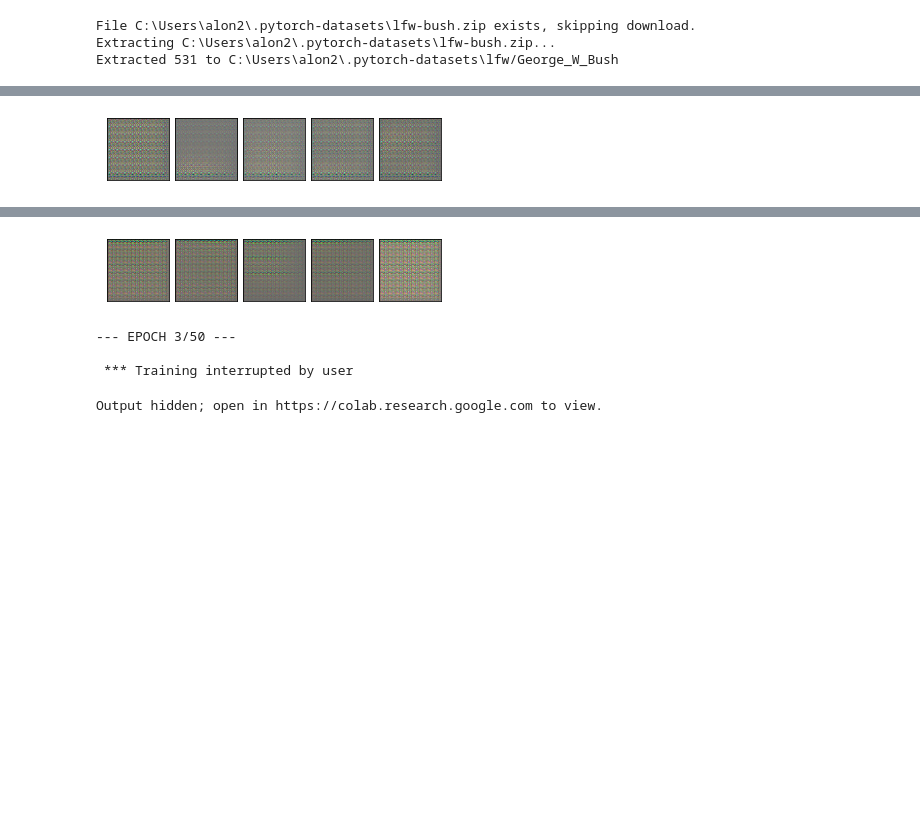
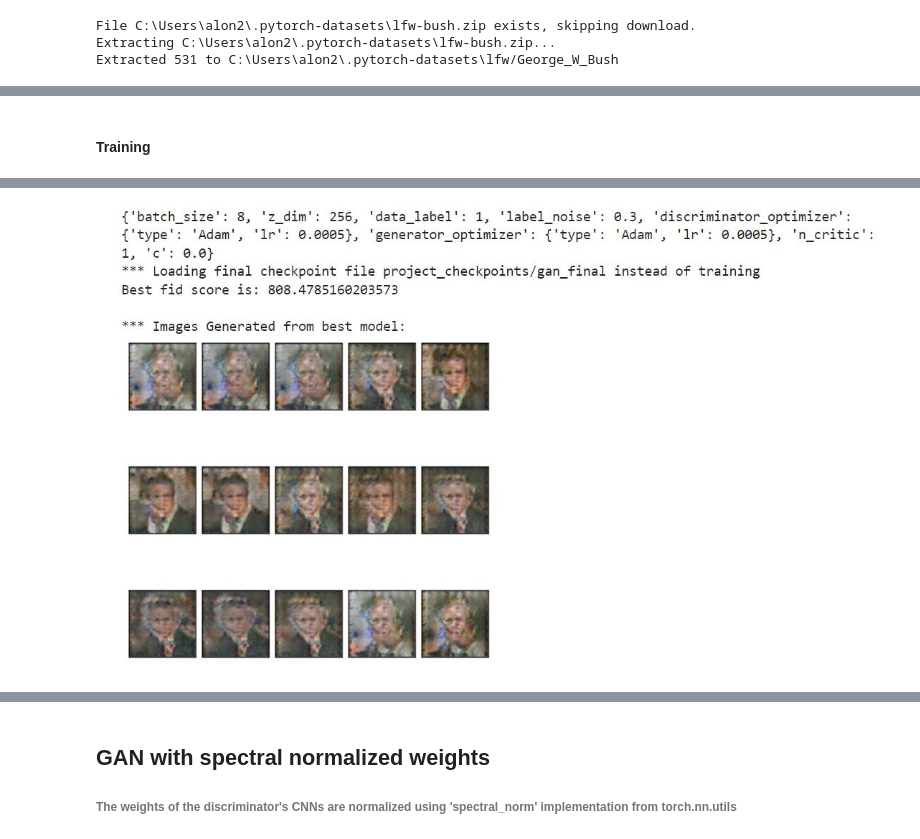
Before and after one commit to GuyAttia/MSC-DL-Course, a Jupyter notebook: hw4/Part4_MiniProject.ipynb, the cells around one changed output, grey strips where cells are left out. Cells and saved outputs as stored; diff of their text form; code cells hidden in the pictures; blank space fills up the shorter version.

```diff
--- a/hw4/Part4_MiniProject.ipynb
+++ b/hw4/Part4_MiniProject.ipynb
@@ -138,4 +163,6 @@ Extracted 531 to C:\Users\alon2\.pytorch-datasets\lfw/George_W_Bush
+# %% [markdown]
+#### Training
 # %%
-GANTrainer = Train(name='gan',dataset=dataset, device=device).train(50)
+GANTrainer = Train(name='gan',dataset=dataset, device=device, load_generated_data=True).train(200)
 # %% [output]
 {'batch_size': 8, 'z_dim': 256, 'data_label': 1, 'label_noise': 0.3, 'discriminator_optimizer': {'type': 'Adam', 'lr': 0.0005}, 'generator_optimizer': {'type': 'Adam', 'lr': 0.0005}, 'n_critic': 1, 'c ...
@@ -146 +173 @@ Saved checkpoint.
-[figure, old version]
+[figure, new version]
@@ -151,9 +173,0 @@ Saved checkpoint.
-[figure, removed]
---- EPOCH 3/50 ---
-
- *** Training interrupted by user
-# %%
-hp = sngan_hyperparams()
-SNGANTrainer(hp, dl_train).train(50)
-# %% [output]
-Output hidden; open in https://colab.research.google.com to view.
@@ -167,0 +174,3 @@ SNWGANTrainer(hp, dl_train).train(50)
+# %% [markdown]
+## GAN with spectral normalized weights
+###### The weights of the discriminator's CNNs are normalized using 'spectral_norm' implementation from torch.nn.utils
```
Also changed, not shown: parts of 23 cells of this notebook, 18 other files.
